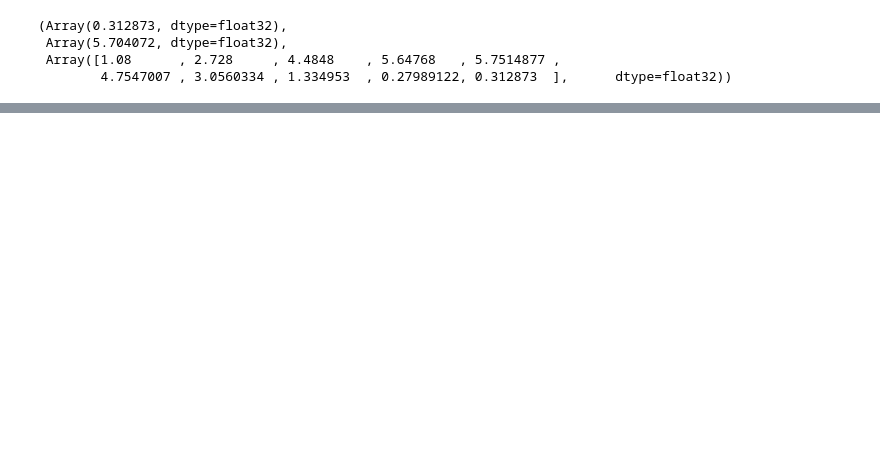
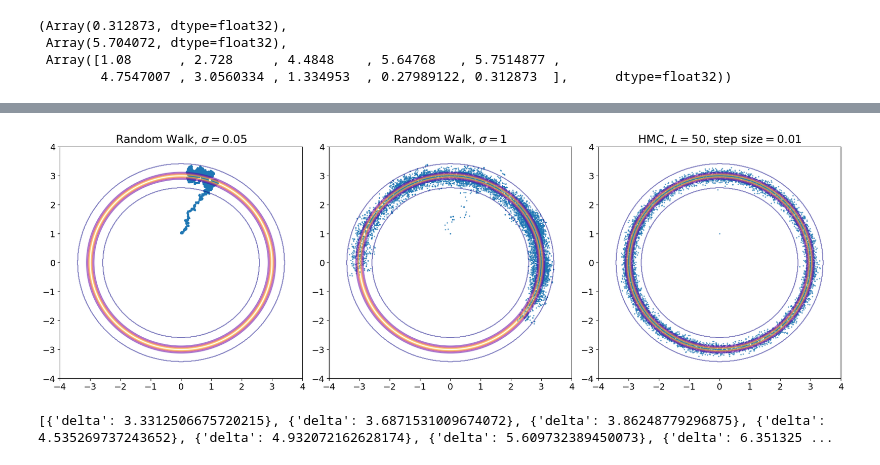
Before and after one commit to Snailed/thesis-code, a Jupyter notebook: notebooks/hmc-jax-implementation/hmc-implementation.ipynb, the cells around one changed output, grey strips where cells are left out. Cells and saved outputs as stored; diff of their text form; code cells hidden in the pictures; blank space fills up the shorter version.

```diff
--- a/notebooks/hmc-jax-implementation/hmc-implementation.ipynb
+++ b/notebooks/hmc-jax-implementation/hmc-implementation.ipynb
@@ -181,16 +222,16 @@ def hmc(key, target, initial, iterations=10_000, L=50, step_size=0.1):
     return jnp.array(samples)
 # %%
 key, key_ = jax.random.split(key)
-hmc_samples = hmc(key_, DonutPDF(), lambda: jnp.array([3.0, 0.0]))
+hmc_samples = hmc(key_, DonutPDF(var=2e-2), lambda: jnp.array([0.0, 1.0]), step_size=0.01)
 # %%
 f, ax = plt.subplots(figsize=(7, 7))
 
-points = jnp.linspace(-4, 4, 101)
+points = jnp.linspace(-2, 2, 101)
 x = jnp.tile(points, len(points))
 y = jnp.repeat(points, len(points))
 
-donut = DonutPDF()
-z = jnp.exp(jnp.apply_along_axis(donut.log_density, 1, jnp.column_stack([x, y])))
+heart = HeartPDF(var=5e-3)
+z = jnp.exp(jnp.apply_along_axis(heart.log_density, 1, jnp.column_stack([x, y])))
 
 ax.contour(
     points,
@@ -205,11 +246,11 @@ ax.contour(
 
 writer = FFMpegWriter(fps=15)
 
-with writer.saving(f, "donut_hmc.mp4", 50):
+with writer.saving(f, "heart_hmc.mp4", 50):
     # initial empty frame
     writer.grab_frame()
 
-    samples = [jnp.array([3.0, 0.0])]
+    samples = [jnp.array([0.0, 1.0])]
     samps.set_data(*(jnp.array(samples).T))
 
     writer.grab_frame()
@@ -219,10 +260,10 @@ with writer.saving(f, "donut_hmc.mp4", 50):
         key, key_ = jax.random.split(key)
         p0 = 2*jax.random.normal(key_, q0.shape)
 
-        q_star, p_star, trajectory = leapfrog(q0, p0, donut, 20, 0.1)
+        q_star, p_star, trajectory = leapfrog(q0, p0, heart, 40, 0.01)
 
-        h0 = -donut.log_density(q0) + (p0 * p0).sum() / 2
-        h = -donut.log_density(q_star) + (p_star * p_star).sum() / 2
+        h0 = -heart.log_density(q0) + (p0 * p0).sum() / 2
+        h = -heart.log_density(q_star) + (p_star * p_star).sum() / 2
         log_accept_ratio = h0 - h
 
         # animate the trajectory
@@ -255,0 +293,28 @@ Video("donut_hmc.mp4")
+# %%
+f, axs = plt.subplots(figsize=(18, 6), ncols=3)
+target = DonutPDF(var=1e-2)
+axs = axs.ravel()
+points = jnp.linspace(-4, 4, 500)
+x = jnp.tile(points, len(points))
+y = jnp.repeat(points, len(points))
+
+z = jnp.exp(jnp.apply_along_axis(target, 1, jnp.column_stack([x, y])))
+for ax in axs:
+    ax.tick_params('both', which='major', labelsize=14)
+    ax.contour(
+        points,
+        points,
+        z.reshape(len(points), len(points)),
+        cmap="plasma",
+        alpha=0.5,
+    )
+axs[0].scatter(*samples05.T, alpha=0.5, s=2)
+axs[0].set_title("Random Walk, $\sigma=0.05$", fontsize=18)
+axs[1].scatter(*samples1.T, alpha=0.5, s=2)
+axs[1].set_title("Random Walk, $\sigma=1$", fontsize=18)
+axs[2].scatter(*hmc_samples.T, alpha=0.5, s=2)
+axs[2].set_title(r"HMC, $L=50$, step size$=0.01$", fontsize=18)
+f.tight_layout()
+f.savefig("mcmc-comparison.png")
+# %% [output]
+[figure, added]
@@ -255,0 +351,4 @@ Video("donut_hmc.mp4")
+# %%
+print(results)
+# %% [output]
+[{'delta': 3.3312506675720215}, {'delta': 3.6871531009674072}, {'delta': 3.86248779296875}, {'delta': 4.535269737243652}, {'delta': 4.932072162628174}, {'delta': 5.609732389450073}, {'delta': 6.351325 ...
```
Also changed, not shown: parts of 10 cells of this notebook, 14 other files.
